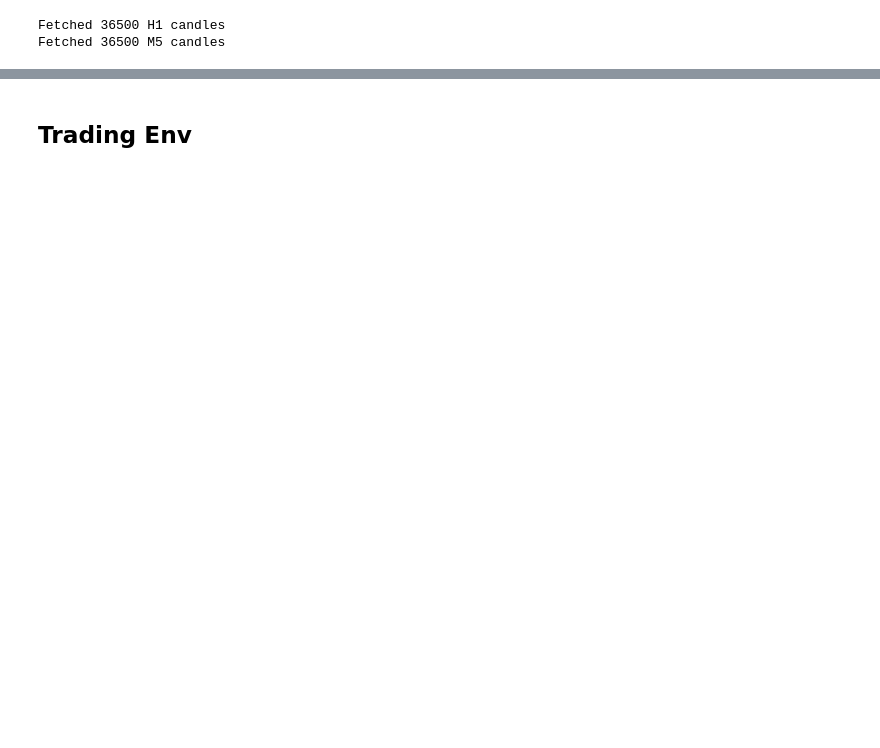
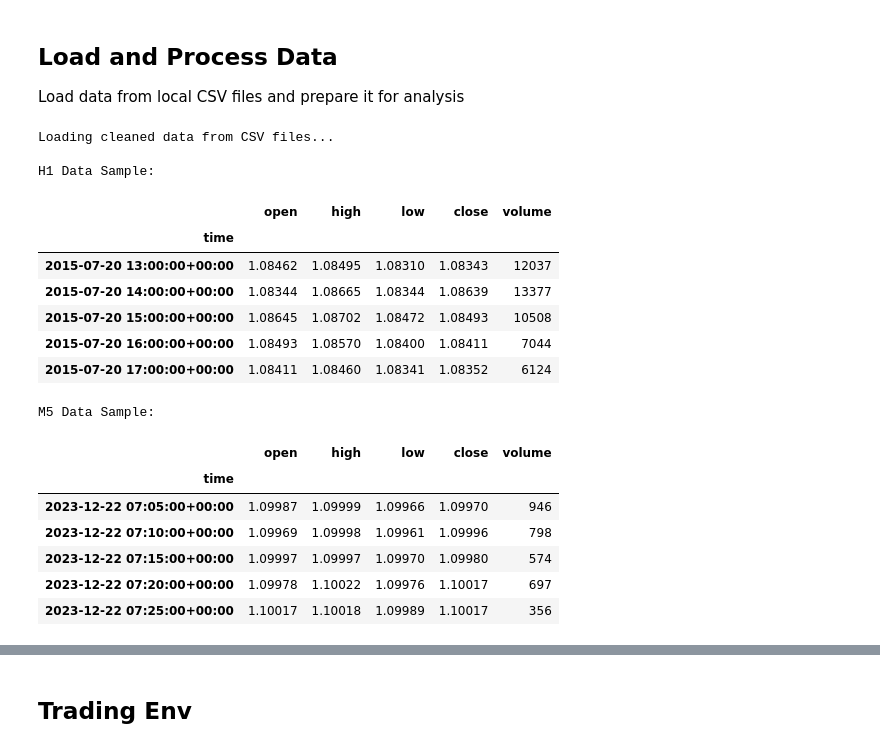
Before and after one commit to Chiqo-ke/-High-Frequency-Trading-Model-with-IB, a Jupyter notebook: DQN-model.ipynb, the cells around one changed output, grey strips where cells are left out. Cells and saved outputs as stored; diff of their text form; code cells hidden in the pictures; blank space fills up the shorter version.

```diff
--- a/DQN-model.ipynb
+++ b/DQN-model.ipynb
@@ -80,14 +14,49 @@ def fetch_candles(instrument, granularity, start_date, end_date):
-# %%
-# Set date range
-start_date = datetime(2023, 1, 1)
-end_date = datetime(2023, 12, 31)
-
-# Fetch H1 and M5 data
-h1_candles = fetch_candles('EUR_USD', 'H1', start_date, end_date)
-m5_candles = fetch_candles('EUR_USD', 'M5', start_date, end_date)
-
-print(f'Fetched {len(h1_candles)} H1 candles')
-print(f'Fetched {len(m5_candles)} M5 candles')
-# %% [output]
-Fetched 36500 H1 candles
-Fetched 36500 M5 candles
+# %% [markdown]
+## Load and Process Data
+
+Load data from local CSV files and prepare it for analysis
+# %%
+# Load cleaned data from CSV files
+print("Loading cleaned data from CSV files...")
+
+# Load H1 and M5 cleaned data
+column_names = ['time', 'open', 'high', 'low', 'close', 'volume']
+h1_df = pd.read_csv('H1_cleaned.csv')
+m5_df = pd.read_csv('M5_cleaned.csv')
+
+# Convert time column
+h1_df['time'] = pd.to_datetime(h1_df['time'])
+m5_df['time'] = pd.to_datetime(m5_df['time'])
+
+# Set time as index
+h1_df.set_index('time', inplace=True)
+m5_df.set_index('time', inplace=True)
+
+print("\nH1 Data Sample:")
+display(h1_df.head())
+
+print("\nM5 Data Sample:")
+display(m5_df.head())
+
+print(f"\nData ranges:")
+print(f"H1: {h1_df.index.min()} to {h1_df.index.max()}")
+print(f"M5: {m5_df.index.min()} to {m5_df.index.max()}")
+# %% [output]
+Loading cleaned data from CSV files...
+
+H1 Data Sample:
+|  | open | high | low | close | volume |
+| time |  |  |  |  |  |
+| 2015-07-20 13:00:00+00:00 | 1.08462 | 1.08495 | 1.08310 | 1.08343 | 12037 |
+| 2015-07-20 14:00:00+00:00 | 1.08344 | 1.08665 | 1.08344 | 1.08639 | 13377 |
+| 2015-07-20 15:00:00+00:00 | 1.08645 | 1.08702 | 1.08472 | 1.08493 | 10508 |
+| 2015-07-20 16:00:00+00:00 | 1.08493 | 1.08570 | 1.08400 | 1.08411 | 7044 |
+| 2015-07-20 17:00:00+00:00 | 1.08411 | 1.08460 | 1.08341 | 1.08352 | 6124 |
+M5 Data Sample:
+|  | open | high | low | close | volume |
+| time |  |  |  |  |  |
+| 2023-12-22 07:05:00+00:00 | 1.09987 | 1.09999 | 1.09966 | 1.09970 | 946 |
+| 2023-12-22 07:10:00+00:00 | 1.09969 | 1.09998 | 1.09961 | 1.09996 | 798 |
+| 2023-12-22 07:15:00+00:00 | 1.09997 | 1.09997 | 1.09970 | 1.09980 | 574 |
+| 2023-12-22 07:20:00+00:00 | 1.09978 | 1.10022 | 1.09976 | 1.10017 | 697 |
+| 2023-12-22 07:25:00+00:00 | 1.10017 | 1.10018 | 1.09989 | 1.10017 | 356 |
```
Also changed, not shown: parts of 16 cells of this notebook, 40 other files.
